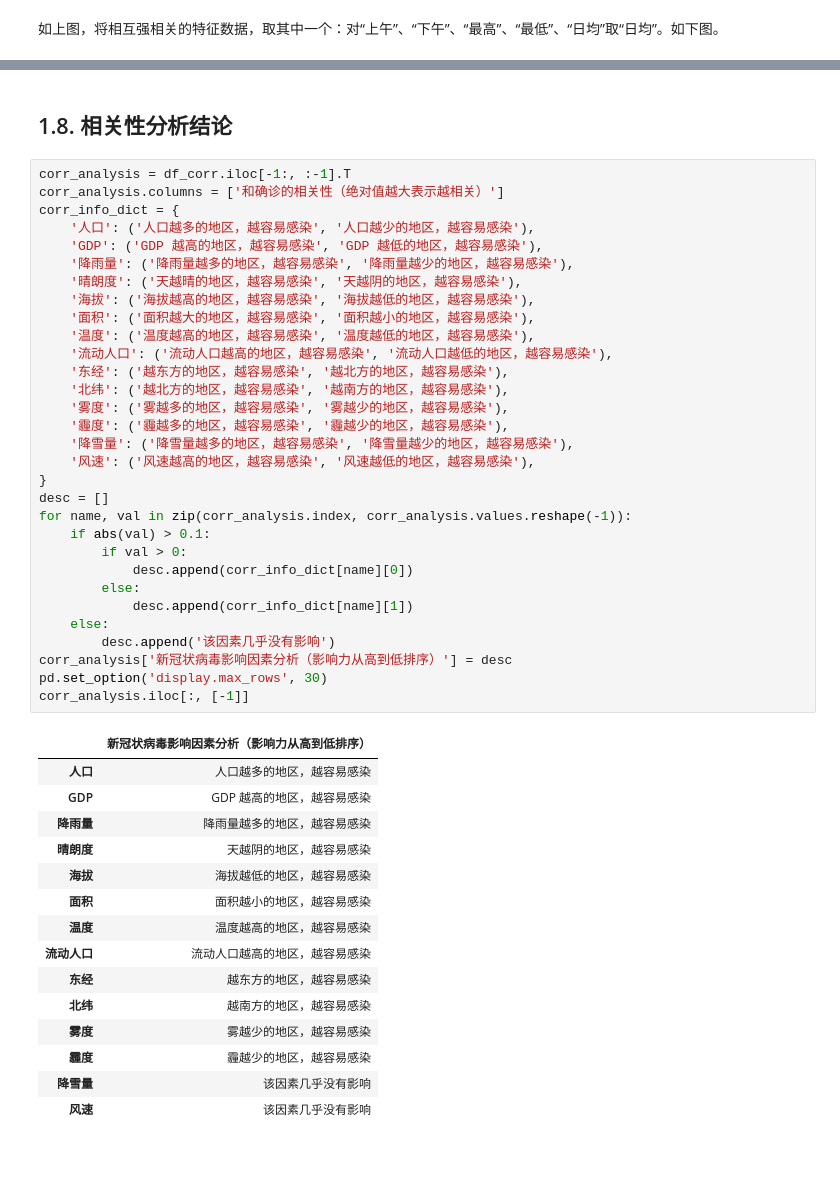
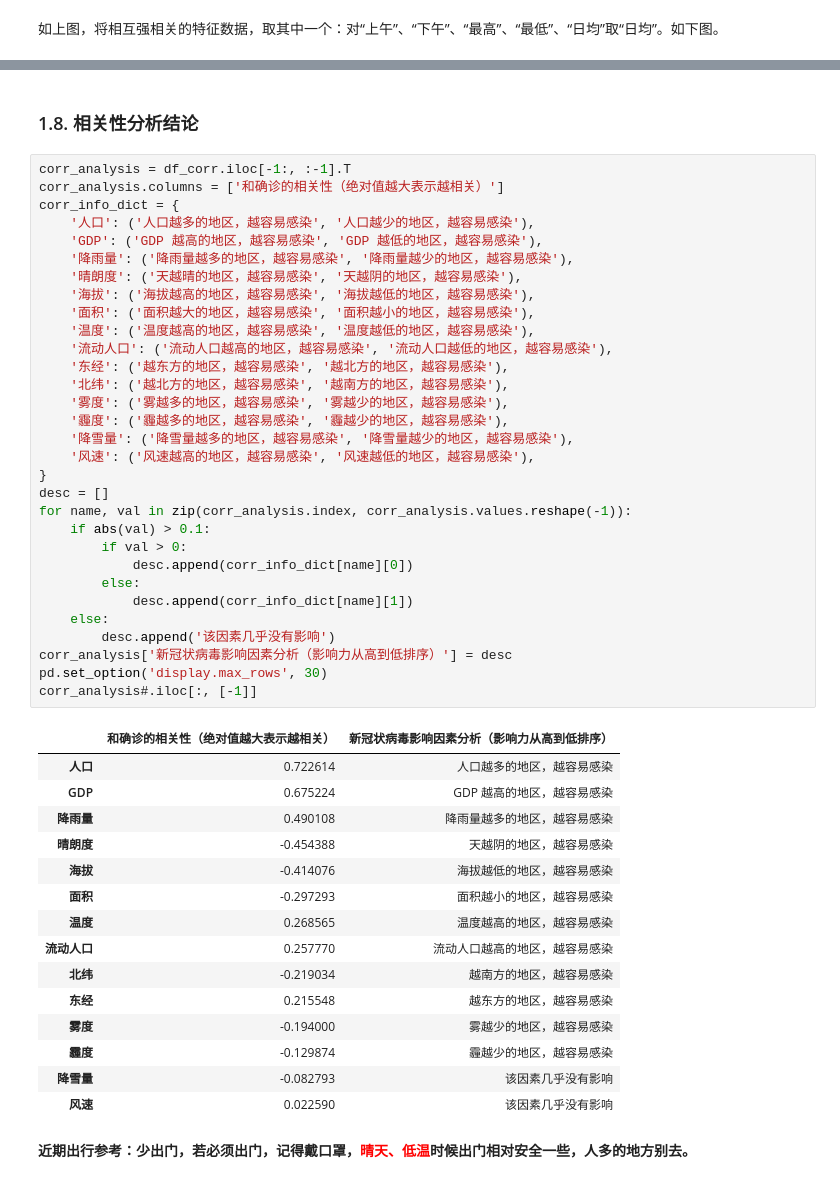
Before and after one commit to hqsh/coronavirus-analysis, a Jupyter notebook: 分析.ipynb, the cells around one changed output, grey strips where cells are left out. Saved outputs shown, nothing was run; the diff lists cells and outputs as text; blank space fills up the shorter version.

```diff
--- a/分析.ipynb
+++ b/分析.ipynb
@@ -268,49 +269,51 @@ df_corr.iloc[-1:, :-1]
 # %% [markdown]
-## 1.8. 相关性分析结论
+### 1.8. 相关性分析结论
 # %%
 corr_analysis = df_corr.iloc[-1:, :-1].T
 corr_analysis.columns = ['和确诊的相关性（绝对值越大表示越相关）']
 corr_info_dict = {
     '人口': ('人口越多的地区，越容易感染', '人口越少的地区，越容易感染'),
     'GDP': ('GDP 越高的地区，越容易感染', 'GDP 越低的地区，越容易感染'),
     '降雨量': ('降雨量越多的地区，越容易感染', '降雨量越少的地区，越容易感染'),
     '晴朗度': ('天越晴的地区，越容易感染', '天越阴的地区，越容易感染'),
     '海拔': ('海拔越高的地区，越容易感染', '海拔越低的地区，越容易感染'),
     '面积': ('面积越大的地区，越容易感染', '面积越小的地区，越容易感染'),
     '温度': ('温度越高的地区，越容易感染', '温度越低的地区，越容易感染'),
     '流动人口': ('流动人口越高的地区，越容易感染', '流动人口越低的地区，越容易感染'),
     '东经': ('越东方的地区，越容易感染', '越北方的地区，越容易感染'),
     '北纬': ('越北方的地区，越容易感染', '越南方的地区，越容易感染'),
     '雾度': ('雾越多的地区，越容易感染', '雾越少的地区，越容易感染'),
     '霾度': ('霾越多的地区，越容易感染', '霾越少的地区，越容易感染'),
     '降雪量': ('降雪量越多的地区，越容易感染', '降雪量越少的地区，越容易感染'),
     '风速': ('风速越高的地区，越容易感染', '风速越低的地区，越容易感染'),
 }
 desc = []
 for name, val in zip(corr_analysis.index, corr_analysis.values.reshape(-1)):
     if abs(val) > 0.1:
         if val > 0:
             desc.append(corr_info_dict[name][0])
         else:
             desc.append(corr_info_dict[name][1])
     else:
         desc.append('该因素几乎没有影响')
 corr_analysis['新冠状病毒影响因素分析（影响力从高到低排序）'] = desc
 pd.set_option('display.max_rows', 30)
-corr_analysis.iloc[:, [-1]]
+corr_analysis#.iloc[:, [-1]]
 # %% [output]
-|  | 新冠状病毒影响因素分析（影响力从高到低排序） |
-| 人口 | 人口越多的地区，越容易感染 |
-| GDP | GDP 越高的地区，越容易感染 |
-| 降雨量 | 降雨量越多的地区，越容易感染 |
-| 晴朗度 | 天越阴的地区，越容易感染 |
-| 海拔 | 海拔越低的地区，越容易感染 |
-| 面积 | 面积越小的地区，越容易感染 |
-| 温度 | 温度越高的地区，越容易感染 |
-| 流动人口 | 流动人口越高的地区，越容易感染 |
-| 东经 | 越东方的地区，越容易感染 |
-| 北纬 | 越南方的地区，越容易感染 |
-| 雾度 | 雾越少的地区，越容易感染 |
-| 霾度 | 霾越少的地区，越容易感染 |
-| 降雪量 | 该因素几乎没有影响 |
-| 风速 | 该因素几乎没有影响 |
+|  | 和确诊的相关性（绝对值越大表示越相关） | 新冠状病毒影响因素分析（影响力从高到低排序） |
+| 人口 | 0.722614 | 人口越多的地区，越容易感染 |
+| GDP | 0.675224 | GDP 越高的地区，越容易感染 |
+| 降雨量 | 0.490108 | 降雨量越多的地区，越容易感染 |
+| 晴朗度 | -0.454388 | 天越阴的地区，越容易感染 |
+| 海拔 | -0.414076 | 海拔越低的地区，越容易感染 |
+| 面积 | -0.297293 | 面积越小的地区，越容易感染 |
+| 温度 | 0.268565 | 温度越高的地区，越容易感染 |
+| 流动人口 | 0.257770 | 流动人口越高的地区，越容易感染 |
+| 北纬 | -0.219034 | 越南方的地区，越容易感染 |
+| 东经 | 0.215548 | 越东方的地区，越容易感染 |
+| 雾度 | -0.194000 | 雾越少的地区，越容易感染 |
+| 霾度 | -0.129874 | 霾越少的地区，越容易感染 |
+| 降雪量 | -0.082793 | 该因素几乎没有影响 |
+| 风速 | 0.022590 | 该因素几乎没有影响 |
+# %% [markdown]
+**近期出行参考：少出门，若必须出门，记得戴口罩，<font color=red>晴天、低温</font>时候出门相对安全一些，人多的地方别去。**
```
Also changed, not shown: parts of 17 cells of this notebook, 20 other files.
